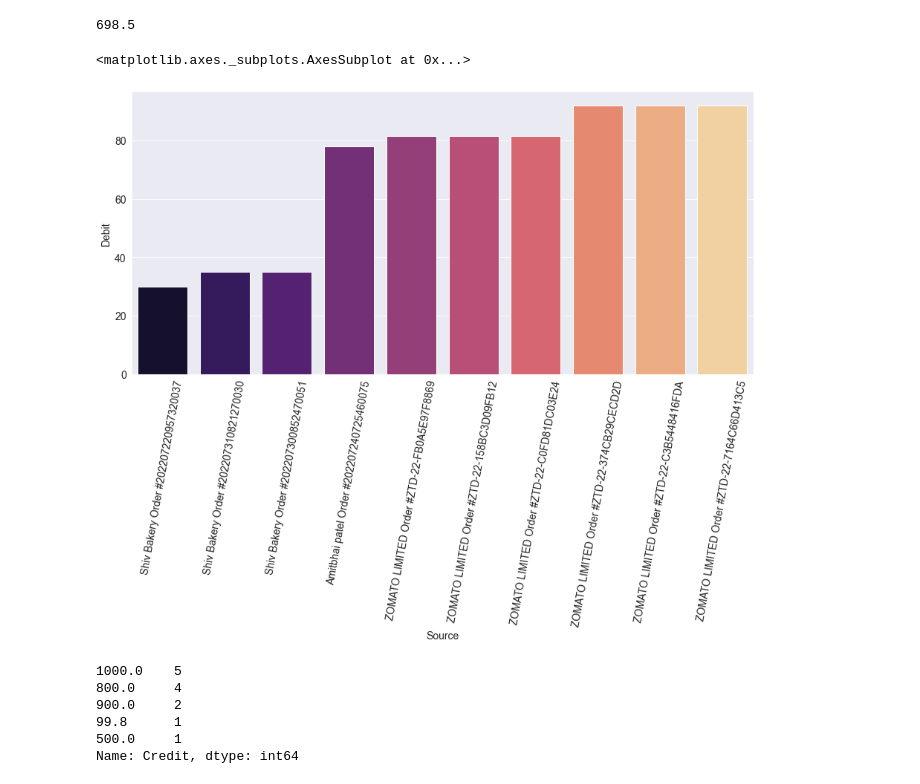
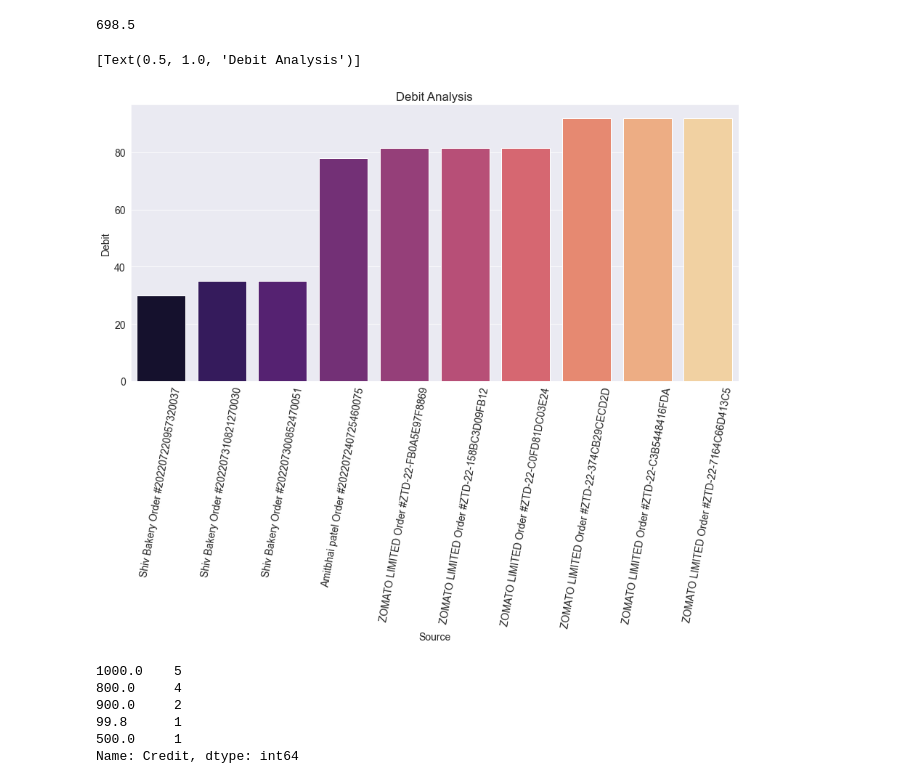
Before and after one commit to Arpan-tech-create/Exploratory_Data_Analysis, a Jupyter notebook: PAYTM Analysis.ipynb, the cells around one changed output. Drawn from its saved outputs; the diff is of its cells as text; code cells hidden in the pictures.

```diff
--- a/PAYTM Analysis.ipynb
+++ b/PAYTM Analysis.ipynb
@@ -157,10 +157,10 @@ fetch_df.Debit.sum()
 # %%
 plt.figure(figsize=(15,7))
 plt.xticks(rotation=80)
-sns.barplot(x='Source',y='Debit',data=fetch_df,palette='magma')
+sns.barplot(x='Source',y='Debit',data=fetch_df,palette='magma').set(title='Debit Analysis')
 # %% [output]
-<matplotlib.axes._subplots.AxesSubplot at 0x...>
+[Text(0.5, 1.0, 'Debit Analysis')]
-[figure, old version]
+[figure, new version]
 # %%
 raw_data['Credit'].value_counts()
 # %% [output]
```
Also changed, not shown: 1 other file.
